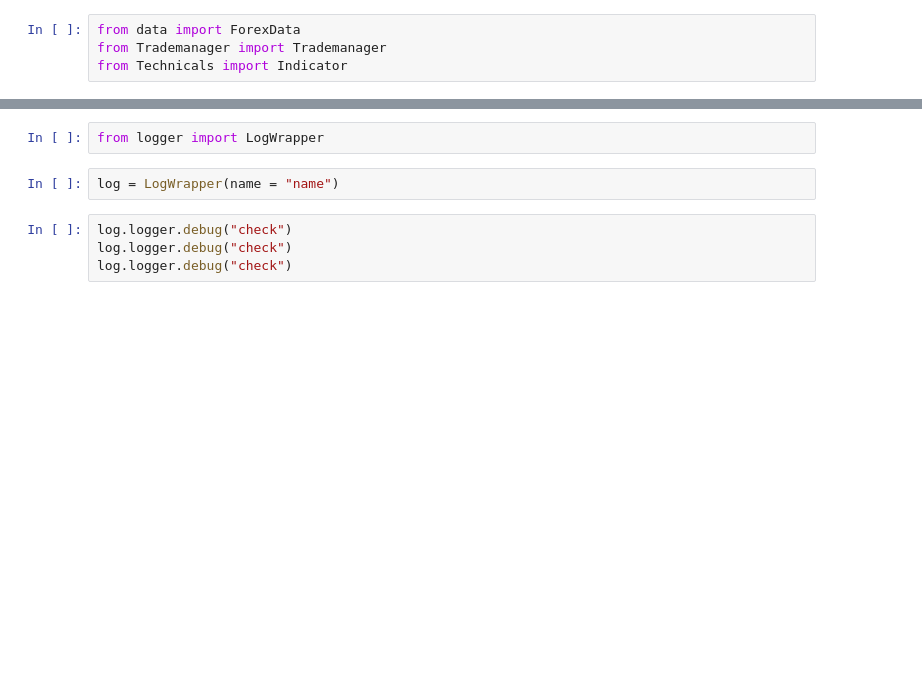
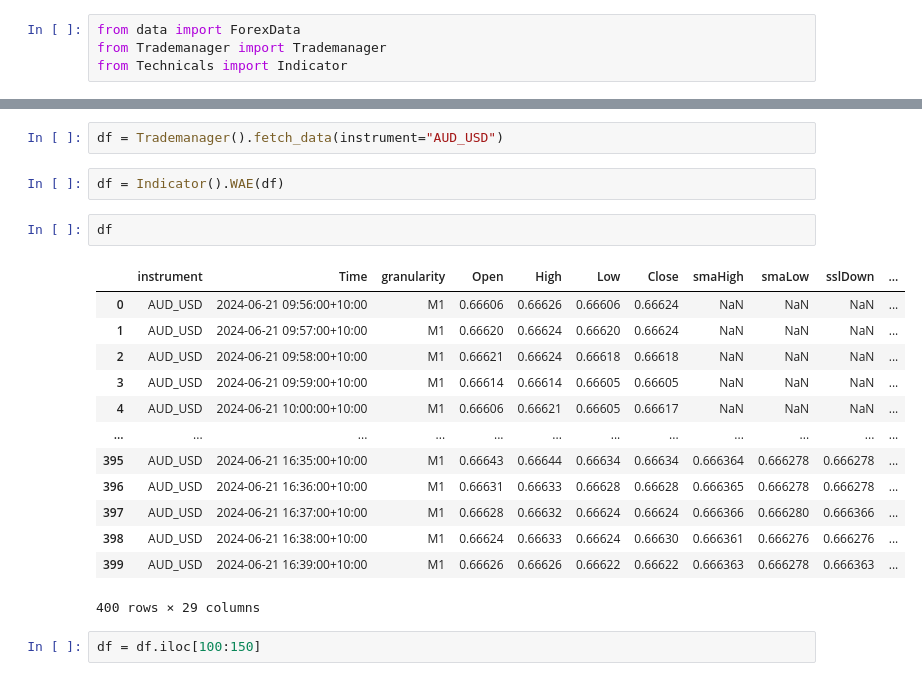
Before and after one commit to SacSresta/NNFX-BOT, a Jupyter notebook: check.ipynb, the cells around one changed output, grey strips where cells are left out. Drawn from its saved outputs; the diff is of its cells as text; blank space fills up the shorter version.

Commit message:
WAE function added in indicator

```diff
--- a/check.ipynb
+++ b/check.ipynb
@@ -100,8 +5,22 @@ Name: 399, dtype: object
-# %%
-from logger import LogWrapper
-# %%
-log = LogWrapper(name = "name")
-# %%
-log.logger.debug("check")
-log.logger.debug("check")
-log.logger.debug("check")
+# %%
+df = Trademanager().fetch_data(instrument="AUD_USD")
+# %%
+df = Indicator().WAE(df)
+# %%
+df
+# %% [output]
+|  | instrument | Time | granularity | Open | High | Low | Close | smaHigh | smaLow | sslDown | ... |
+| 0 | AUD_USD | 2024-06-21 09:56:00+10:00 | M1 | 0.66606 | 0.66626 | 0.66606 | 0.66624 | NaN | NaN | NaN | ... |
+| 1 | AUD_USD | 2024-06-21 09:57:00+10:00 | M1 | 0.66620 | 0.66624 | 0.66620 | 0.66624 | NaN | NaN | NaN | ... |
+| 2 | AUD_USD | 2024-06-21 09:58:00+10:00 | M1 | 0.66621 | 0.66624 | 0.66618 | 0.66618 | NaN | NaN | NaN | ... |
+| 3 | AUD_USD | 2024-06-21 09:59:00+10:00 | M1 | 0.66614 | 0.66614 | 0.66605 | 0.66605 | NaN | NaN | NaN | ... |
+| 4 | AUD_USD | 2024-06-21 10:00:00+10:00 | M1 | 0.66606 | 0.66621 | 0.66605 | 0.66617 | NaN | NaN | NaN | ... |
+| ... | ... | ... | ... | ... | ... | ... | ... | ... | ... | ... | ... |
+| 395 | AUD_USD | 2024-06-21 16:35:00+10:00 | M1 | 0.66643 | 0.66644 | 0.66634 | 0.66634 | 0.666364 | 0.666278 | 0.666278 | ... |
+| 396 | AUD_USD | 2024-06-21 16:36:00+10:00 | M1 | 0.66631 | 0.66633 | 0.66628 | 0.66628 | 0.666365 | 0.666278 | 0.666278 | ... |
+| 397 | AUD_USD | 2024-06-21 16:37:00+10:00 | M1 | 0.66628 | 0.66632 | 0.66624 | 0.66624 | 0.666366 | 0.666280 | 0.666366 | ... |
+| 398 | AUD_USD | 2024-06-21 16:38:00+10:00 | M1 | 0.66624 | 0.66633 | 0.66624 | 0.66630 | 0.666361 | 0.666276 | 0.666276 | ... |
+| 399 | AUD_USD | 2024-06-21 16:39:00+10:00 | M1 | 0.66626 | 0.66626 | 0.66622 | 0.66622 | 0.666363 | 0.666278 | 0.666363 | ... |
+400 rows × 29 columns
+# %%
+df = df.iloc[100:150]
```
Also changed, not shown: parts of 19 cells of this notebook, 9 other files.
